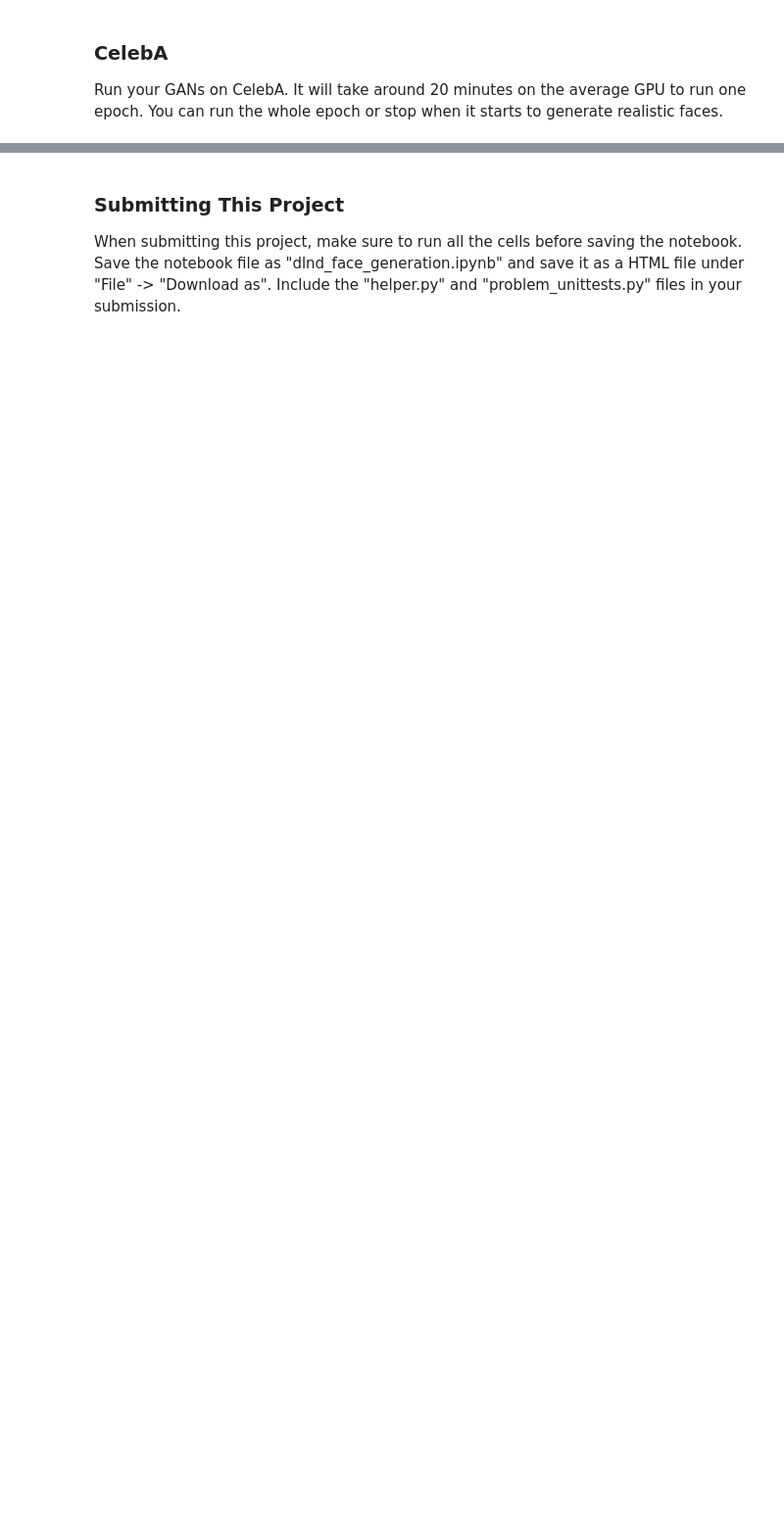
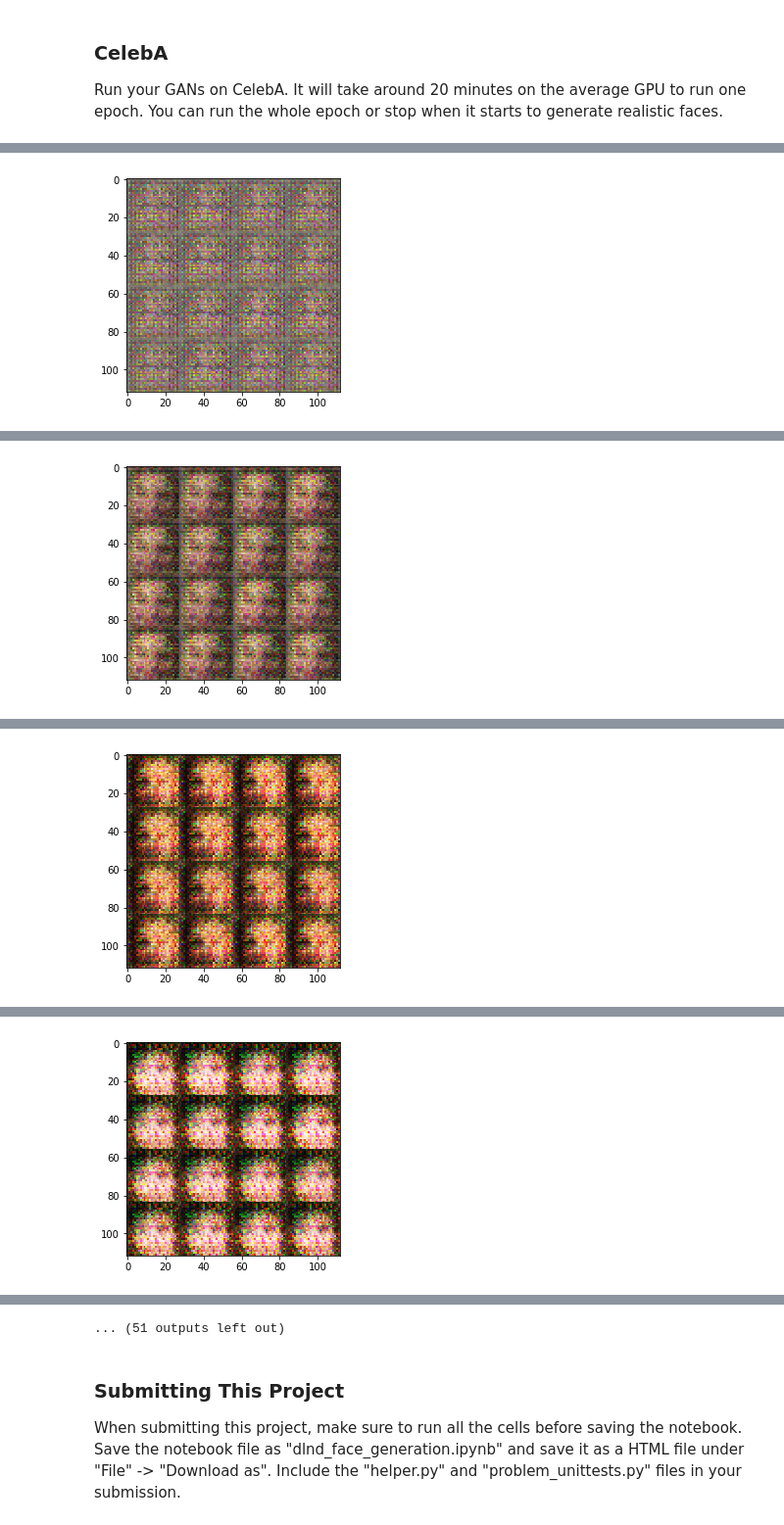
Before and after one commit to yuanfresa/face-generation, a Jupyter notebook: dlnd_face_generation.ipynb, the cells around one changed output, grey strips where cells are left out. Shown at 98% size. Drawn from its saved outputs; the diff is of its cells as text; code cells hidden in the pictures; blank space fills up the shorter version.

Commit message:
after training

```diff
--- a/dlnd_face_generation.ipynb
+++ b/dlnd_face_generation.ipynb
@@ -189,24 +182,32 @@ def generator(z, out_channel_dim, is_train=True):
     :return: The tensor output of the generator
     """
     # TODO: Implement Function
-    ALPHA = 0.2
+    alpha = 0.2
     with tf.variable_scope('generator', reuse=not is_train):
         # First fully connected layer
-        x1 = tf.layers.dense(z, 7*7*128)
+        x1 = tf.layers.dense(z, 2*2*512)
         # Reshape it to start the convolutional stack
-        x1 = tf.reshape(x1, (-1, 7, 7, 128))
+        x1 = tf.reshape(x1, (-1, 2, 2, 512))
         x1 = tf.layers.batch_normalization(x1, training=is_train)
-        x1 = tf.maximum(ALPHA * x1, x1)
-        # 7x7x128 now
+        x1 = tf.maximum(alpha * x1, x1)
+        # 2x2x512 now
 
-        x2 = tf.layers.conv2d_transpose(x1, 64, 5, strides=2, padding='same')
+        x2 = tf.layers.conv2d_transpose(x1, 256, 5, strides=2, padding='valid')
+        # 7x7x256
         x2 = tf.layers.batch_normalization(x2, training=is_train)
-        x2 = tf.maximum(ALPHA * x2, x2)
-        # 14x14x64 now
+        x2 = tf.maximum(alpha * x2, x2)
 
-        logits = tf.layers.conv2d_transpose(x2, out_channel_dim, 5, strides=2, padding='same')
-        # 28x28x3 now
+        x3 = tf.layers.conv2d_transpose(x2, 128, 5, strides=2, padding='same')
+        x3 = tf.layers.batch_normalization(x3, training=is_train)
+        x3 = tf.maximum(alpha * x3, x3)
+        # 14x14x128 now
+
+        # Output layer
+        logits = tf.layers.conv2d_transpose(x3, out_channel_dim, 5, strides=2, padding='same')
+        # 28x28xchannel now
+
         out = tf.tanh(logits)
+
     return out
 
 
@@ -342,20 +338,23 @@ def train(epoch_count, batch_size, z_dim, learning_rate, beta1, get_batches, dat
     :param data_image_mode: The image mode to use for images ("RGB" or "L")
     """
     # TODO: Build Model
-    tf.reset_default_graph()
+    # tf.reset_default_graph()
+    # may cause the error : list index out of range
 
     n_samples, width, height, channels = data_shape
 
-    input_real, input_z = model_inputs(width, height, channels, z_dim)
+    input_real, input_z, learn_rate = model_inputs(width, height, channels, z_dim)
     d_loss, g_loss = model_loss(input_real, input_z, channels)
-    d_opt, g_opt = model_opt(d_loss, g_loss, learning_rate, beta1)
+    d_opt, g_opt = model_opt(d_loss, g_loss, learn_rate, beta1)
 
     saver = tf.train.Saver()
 
     #recording training results
     steps = 0
     print_every=20
-    show_every=200
+    show_every=50
+
+    losses = []
 
     with tf.Session() as sess:
         sess.run(tf.global_variables_initializer())
@@ -381,7 +380,7 @@ def train(epoch_count, batch_size, z_dim, learning_rate, beta1, get_batches, dat
                     train_loss_d = d_loss.eval({input_z: batch_z, input_real: batch_images})
                     train_loss_g = g_loss.eval({input_z: batch_z})
 
-                    print("Epoch {}/{}...".format(e+1, epochs),
+                    print("Epoch {}/{}...".format(epoch_i+1, epochs),
                           "Discriminator Loss: {:.4f}...".format(train_loss_d),
                           "Generator Loss: {:.4f}".format(train_loss_g))
                     # Save losses to view after training
@@ -415,7 +470,7 @@ Run your GANs on CelebA.  It will take around 20 minutes on the average GPU to r
 batch_size = 128
 z_dim = 100
 learning_rate = 0.0001
-beta1 = 0.9
+beta1 = 0.5
 
 
 """
@@ -427,3 +482,4 @@ celeba_dataset = helper.Dataset('celeba', glob(os.path.join(data_dir, 'img_align
 with tf.Graph().as_default():
     train(epochs, batch_size, z_dim, learning_rate, beta1, celeba_dataset.get_batches,
           celeba_dataset.shape, celeba_dataset.image_mode)
+# %% [output]
@@ -429,0 +488 @@ with tf.Graph().as_default():
+[figure, added]
@@ -429,0 +492 @@ with tf.Graph().as_default():
+[figure, added]
@@ -429,0 +495 @@ with tf.Graph().as_default():
+[figure, added]
@@ -429,0 +499 @@ with tf.Graph().as_default():
+[figure, added]
@@ -430,3 +507,4 @@ with tf.Graph().as_default():
+... (51 outputs left out)
 # %% [markdown]
 ### Submitting This Project
 When submitting this project, make sure to run all the cells before saving the notebook. Save the notebook file as "dlnd_face_generation.ipynb" and save it as a HTML file under "File" -> "Download as". Include the "helper.py" and "problem_unittests.py" files in your submission.
```
Also changed, not shown: parts of 15 cells of this notebook.
